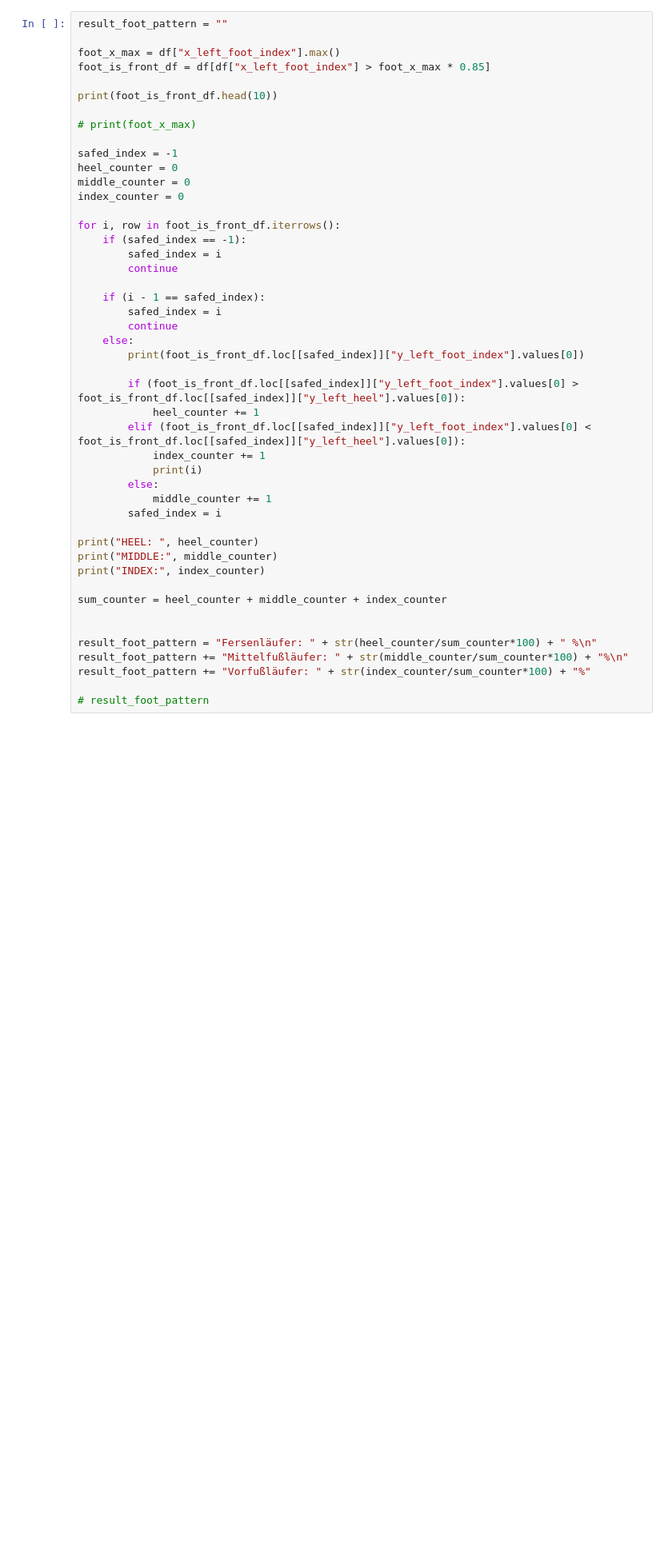
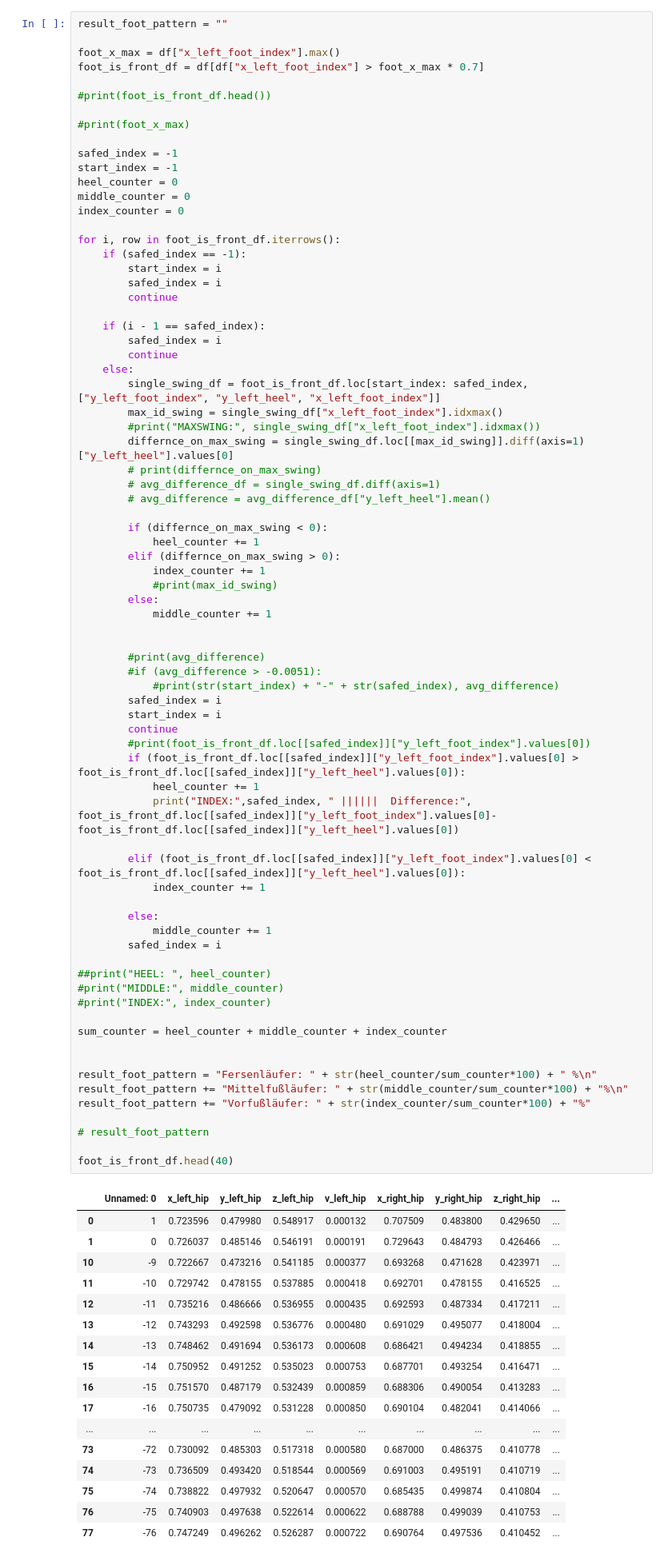
Before and after one commit to robring/running_pose_analytics, a Jupyter notebook: ankleCalc.ipynb, the cells around one changed output. Shown at 80% size. Saved outputs shown, nothing was run; the diff lists cells and outputs as text; blank space fills up the shorter version.

```diff
--- a/ankleCalc.ipynb
+++ b/ankleCalc.ipynb
@@ -707,47 +716,92 @@ plt.show()
 result_foot_pattern = ""
 
 foot_x_max = df["x_left_foot_index"].max()
-foot_is_front_df = df[df["x_left_foot_index"] > foot_x_max * 0.85]
+foot_is_front_df = df[df["x_left_foot_index"] > foot_x_max * 0.7]
 
-print(foot_is_front_df.head(10))
+#print(foot_is_front_df.head())
 
-# print(foot_x_max)
+#print(foot_x_max)
 
 safed_index = -1
+start_index = -1
 heel_counter = 0
 middle_counter = 0
 index_counter = 0
 
 for i, row in foot_is_front_df.iterrows():
     if (safed_index == -1):
+        start_index = i
         safed_index = i
         continue
 
     if (i - 1 == safed_index):
         safed_index = i
         continue
     else:
-        print(foot_is_front_df.loc[[safed_index]]["y_left_foot_index"].values[0])
+        single_swing_df = foot_is_front_df.loc[start_index: safed_index, ["y_left_foot_index", "y_left_heel", "x_left_foot_index"]]
+        max_id_swing = single_swing_df["x_left_foot_index"].idxmax()
+        #print("MAXSWING:", single_swing_df["x_left_foot_index"].idxmax())
+        differnce_on_max_swing = single_swing_df.loc[[max_id_swing]].diff(axis=1)["y_left_heel"].values[0]
+        # print(differnce_on_max_swing)
+        # avg_difference_df = single_swing_df.diff(axis=1)
+        # avg_difference = avg_difference_df["y_left_heel"].mean()
 
+        if (differnce_on_max_swing < 0):
+            heel_counter += 1
+        elif (differnce_on_max_swing > 0):
+            index_counter += 1
+            #print(max_id_swing)
+        else:
+            middle_counter += 1
+
+
+        #print(avg_difference)
+        #if (avg_difference > -0.0051):
+            #print(str(start_index) + "-" + str(safed_index), avg_difference)
+        safed_index = i
+        start_index = i
+        continue
+        #print(foot_is_front_df.loc[[safed_index]]["y_left_foot_index"].values[0])
         if (foot_is_front_df.loc[[safed_index]]["y_left_foot_index"].values[0] > foot_is_front_df.loc[[safed_index]]["y_left_heel"].values[0]):
             heel_counter += 1
+            print("INDEX:",safed_index, " ||||||  Difference:", foot_is_front_df.loc[[safed_index]]["y_left_foot_index"].values[0]- foot_is_front_df.loc[[safed_index]]["y_left_heel"].values[0])
+
         elif (foot_is_front_df.loc[[safed_index]]["y_left_foot_index"].values[0] < foot_is_front_df.loc[[safed_index]]["y_left_heel"].values[0]):
             index_counter += 1
-            print(i)
+
         else:
             middle_counter += 1
         safed_index = i
 
-print("HEEL: ", heel_counter)
-print("MIDDLE:", middle_counter)
-print("INDEX:", index_counter)
+##print("HEEL: ", heel_counter)
+#print("MIDDLE:", middle_counter)
+#print("INDEX:", index_counter)
 
 sum_counter = heel_counter + middle_counter + index_counter
 
 
 result_foot_pattern = "Fersenläufer: " + str(heel_counter/sum_counter*100) + " %\n"
 result_foot_pattern += "Mittelfußläufer: " + str(middle_counter/sum_counter*100) + "%\n"
 result_foot_pattern += "Vorfußläufer: " + str(index_counter/sum_counter*100) + "%"
 
 # result_foot_pattern
+
+foot_is_front_df.head(40)
 # %% [output]
+|  | Unnamed: 0 | x_left_hip | y_left_hip | z_left_hip | v_left_hip | x_right_hip | y_right_hip | z_right_hip | ... |
+| 0 | 1 | 0.723596 | 0.479980 | 0.548917 | 0.000132 | 0.707509 | 0.483800 | 0.429650 | ... |
+| 1 | 0 | 0.726037 | 0.485146 | 0.546191 | 0.000191 | 0.729643 | 0.484793 | 0.426466 | ... |
+| 10 | -9 | 0.722667 | 0.473216 | 0.541185 | 0.000377 | 0.693268 | 0.471628 | 0.423971 | ... |
+| 11 | -10 | 0.729742 | 0.478155 | 0.537885 | 0.000418 | 0.692701 | 0.478155 | 0.416525 | ... |
+| 12 | -11 | 0.735216 | 0.486666 | 0.536955 | 0.000435 | 0.692593 | 0.487334 | 0.417211 | ... |
+| 13 | -12 | 0.743293 | 0.492598 | 0.536776 | 0.000480 | 0.691029 | 0.495077 | 0.418004 | ... |
+| 14 | -13 | 0.748462 | 0.491694 | 0.536173 | 0.000608 | 0.686421 | 0.494234 | 0.418855 | ... |
+| 15 | -14 | 0.750952 | 0.491252 | 0.535023 | 0.000753 | 0.687701 | 0.493254 | 0.416471 | ... |
+| 16 | -15 | 0.751570 | 0.487179 | 0.532439 | 0.000859 | 0.688306 | 0.490054 | 0.413283 | ... |
+| 17 | -16 | 0.750735 | 0.479092 | 0.531228 | 0.000850 | 0.690104 | 0.482041 | 0.414066 | ... |
+| ... | ... | ... | ... | ... | ... | ... | ... | ... | ... |
+| 73 | -72 | 0.730092 | 0.485303 | 0.517318 | 0.000580 | 0.687000 | 0.486375 | 0.410778 | ... |
+| 74 | -73 | 0.736509 | 0.493420 | 0.518544 | 0.000569 | 0.691003 | 0.495191 | 0.410719 | ... |
+| 75 | -74 | 0.738822 | 0.497932 | 0.520647 | 0.000570 | 0.685435 | 0.499874 | 0.410804 | ... |
+| 76 | -75 | 0.740903 | 0.497638 | 0.522614 | 0.000622 | 0.688788 | 0.499039 | 0.410753 | ... |
+| 77 | -76 | 0.747249 | 0.496262 | 0.526287 | 0.000722 | 0.690764 | 0.497536 | 0.410452 | ... |
```
Also changed, not shown: parts of 13 cells of this notebook, 7 other files.
